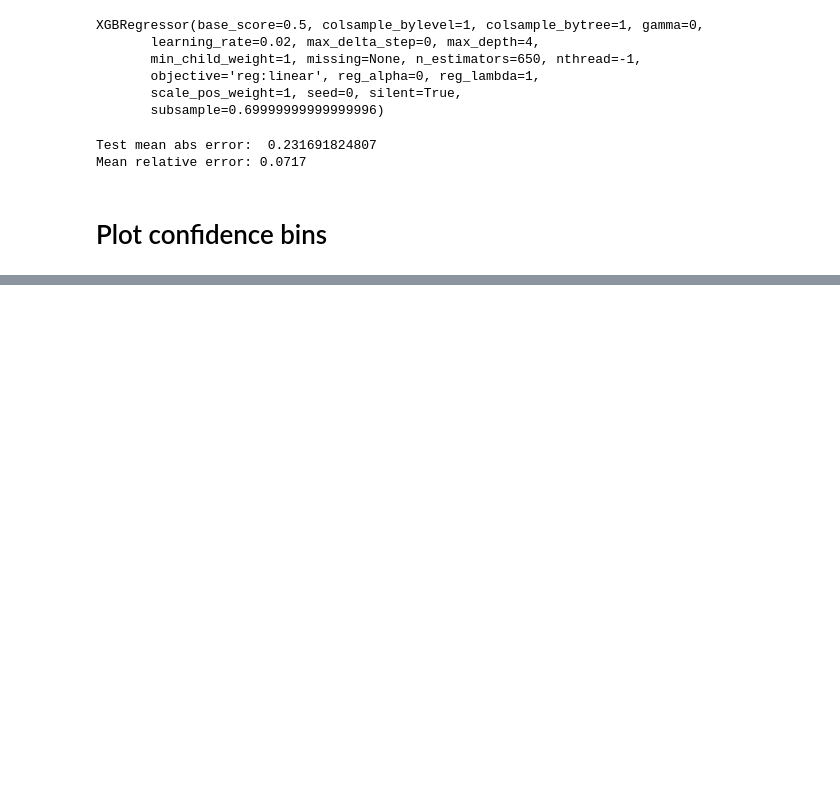
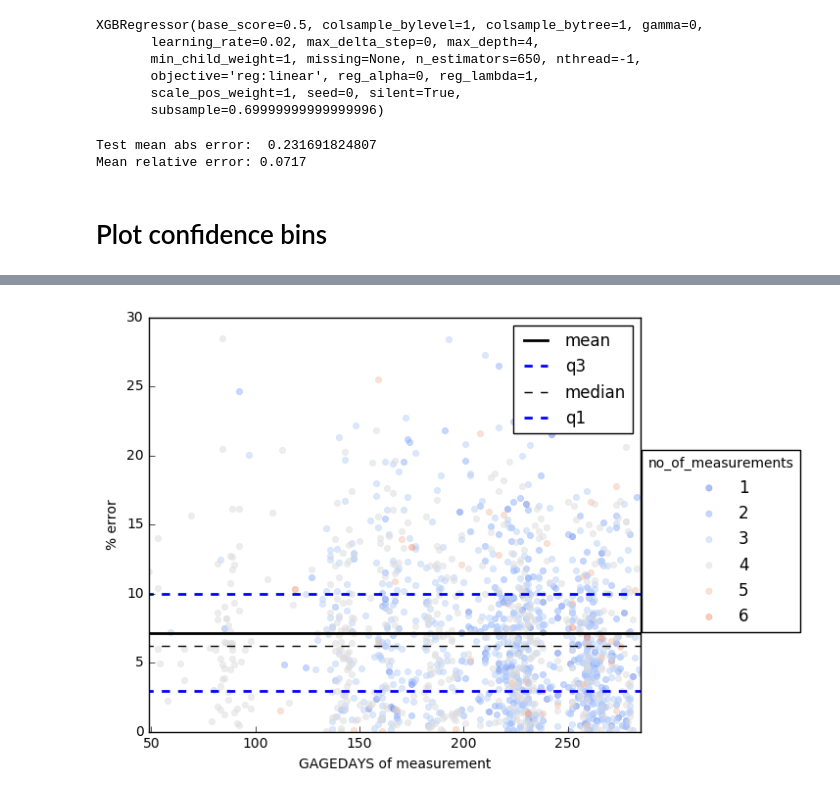
Before and after one commit to partmor/ODSC16-Hackathon, a Jupyter notebook: xgb_n_row_per_subj.ipynb, the cells around one changed output, grey strips where cells are left out. Drawn from its saved outputs; the diff is of its cells as text; code cells hidden in the pictures; blank space fills up the shorter version.

```diff
--- a/xgb_n_row_per_subj.ipynb
+++ b/xgb_n_row_per_subj.ipynb
@@ -270,3 +262,20 @@ plt.legend();
+# %%
+ax = sns.lmplot(x='t',y='pct_error', hue='no_of_measurements', data=data_plot, fit_reg=False,
+          scatter_kws={'alpha':0.5}, palette=sns.color_palette("coolwarm", 7), aspect=1.2).ax
+ax.set_ylim(0,30)
+ax.set_xlim(t.min(),t.max())
+ax.set_xlabel('GAGEDAYS of measurement')
+ax.set_ylabel('% error')
+ax.hlines(mean_pct_error,xmin=0,xmax=350,colors='k',label='mean', lw=2)
+ax.hlines(data_plot['pct_error'].quantile(0.75),xmin=0,xmax=350,colors='b',linestyles='dashed',label='q3', lw=2)
+ax.hlines(data_plot['pct_error'].quantile(0.5),xmin=0,xmax=350,colors='k',linestyles='dashed',label='median')
+ax.hlines(data_plot['pct_error'].quantile(0.25),xmin=0,xmax=350,colors='b',linestyles='dashed',label='q1', lw=2)
+handles, labels = ax.get_legend_handles_labels()
+ax.legend(handles=handles[-4:],labels=labels[-4:])
+ax.spines['top'].set_visible(True)
+ax.spines['right'].set_visible(True);
+# %% [output]
+[figure, added]
 # %%
 time.time() - start
 # %% [output]
```
Also changed, not shown: parts of 14 cells of this notebook, 3 other files.
